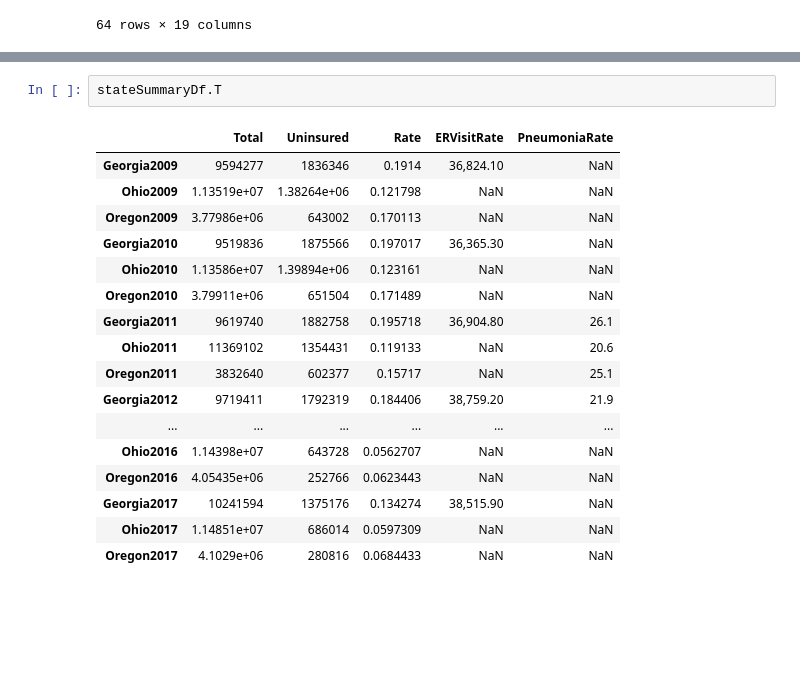
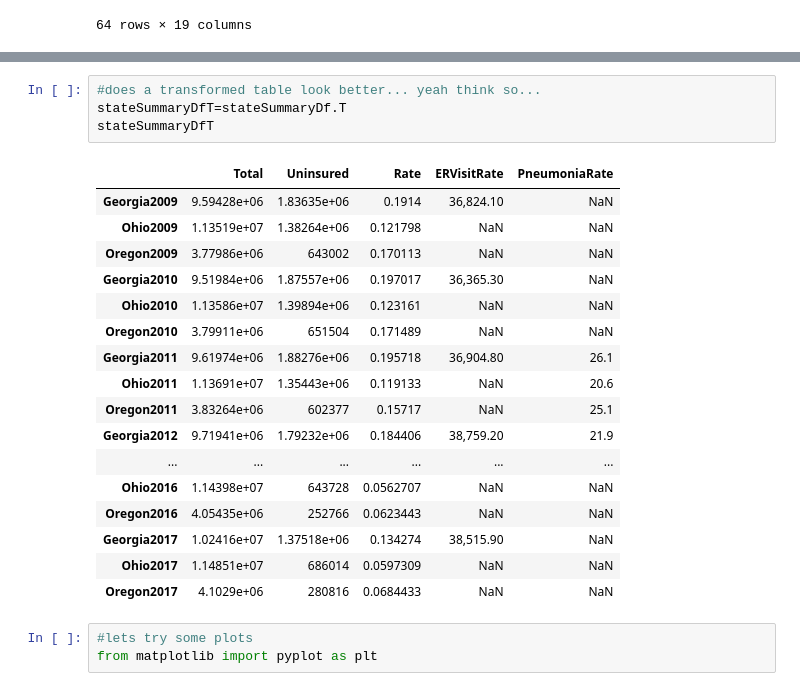
Before and after one commit to ghteds/etlProject, a Jupyter notebook: code/firstCombinedDSWork.ipynb, the cells around one changed output, grey strips where cells are left out. Saved outputs shown, nothing was run; the diff lists cells and outputs as text; blank space fills up the shorter version.

```diff
--- a/code/firstCombinedDSWork.ipynb
+++ b/code/firstCombinedDSWork.ipynb
@@ -326,23 +348,28 @@ stateSummaryDf.head()
 | ERVisitRate | 36,824.10 | NaN | NaN | 36,365.30 | NaN | NaN | 36,904.80 | NaN | ... |
 | PneumoniaRate | NaN | NaN | NaN | NaN | NaN | NaN | 26.1 | 20.6 | ... |
 5 rows × 27 columns
-# %%
-stateSummaryDf.T
-# %% [output]
-|  | Total | Uninsured | Rate | ERVisitRate | PneumoniaRate |
-| Georgia2009 | 9594277 | 1836346 | 0.1914 | 36,824.10 | NaN |
-| Ohio2009 | 1.13519e+07 | 1.38264e+06 | 0.121798 | NaN | NaN |
-| Oregon2009 | 3.77986e+06 | 643002 | 0.170113 | NaN | NaN |
-| Georgia2010 | 9519836 | 1875566 | 0.197017 | 36,365.30 | NaN |
-| Ohio2010 | 1.13586e+07 | 1.39894e+06 | 0.123161 | NaN | NaN |
-| Oregon2010 | 3.79911e+06 | 651504 | 0.171489 | NaN | NaN |
-| Georgia2011 | 9619740 | 1882758 | 0.195718 | 36,904.80 | 26.1 |
-| Ohio2011 | 11369102 | 1354431 | 0.119133 | NaN | 20.6 |
-| Oregon2011 | 3832640 | 602377 | 0.15717 | NaN | 25.1 |
-| Georgia2012 | 9719411 | 1792319 | 0.184406 | 38,759.20 | 21.9 |
-| ... | ... | ... | ... | ... | ... |
-| Ohio2016 | 1.14398e+07 | 643728 | 0.0562707 | NaN | NaN |
-| Oregon2016 | 4.05435e+06 | 252766 | 0.0623443 | NaN | NaN |
-| Georgia2017 | 10241594 | 1375176 | 0.134274 | 38,515.90 | NaN |
-| Ohio2017 | 1.14851e+07 | 686014 | 0.0597309 | NaN | NaN |
-| Oregon2017 | 4.1029e+06 | 280816 | 0.0684433 | NaN | NaN |
+# %%
+#does a transformed table look better... yeah think so...
+stateSummaryDfT=stateSummaryDf.T
+stateSummaryDfT
+# %% [output]
+|  | Total | Uninsured | Rate | ERVisitRate | PneumoniaRate |
+| Georgia2009 | 9.59428e+06 | 1.83635e+06 | 0.1914 | 36,824.10 | NaN |
+| Ohio2009 | 1.13519e+07 | 1.38264e+06 | 0.121798 | NaN | NaN |
+| Oregon2009 | 3.77986e+06 | 643002 | 0.170113 | NaN | NaN |
+| Georgia2010 | 9.51984e+06 | 1.87557e+06 | 0.197017 | 36,365.30 | NaN |
+| Ohio2010 | 1.13586e+07 | 1.39894e+06 | 0.123161 | NaN | NaN |
+| Oregon2010 | 3.79911e+06 | 651504 | 0.171489 | NaN | NaN |
+| Georgia2011 | 9.61974e+06 | 1.88276e+06 | 0.195718 | 36,904.80 | 26.1 |
+| Ohio2011 | 1.13691e+07 | 1.35443e+06 | 0.119133 | NaN | 20.6 |
+| Oregon2011 | 3.83264e+06 | 602377 | 0.15717 | NaN | 25.1 |
+| Georgia2012 | 9.71941e+06 | 1.79232e+06 | 0.184406 | 38,759.20 | 21.9 |
+| ... | ... | ... | ... | ... | ... |
+| Ohio2016 | 1.14398e+07 | 643728 | 0.0562707 | NaN | NaN |
+| Oregon2016 | 4.05435e+06 | 252766 | 0.0623443 | NaN | NaN |
+| Georgia2017 | 1.02416e+07 | 1.37518e+06 | 0.134274 | 38,515.90 | NaN |
+| Ohio2017 | 1.14851e+07 | 686014 | 0.0597309 | NaN | NaN |
+| Oregon2017 | 4.1029e+06 | 280816 | 0.0684433 | NaN | NaN |
+# %%
+#lets try some plots
+from matplotlib import pyplot as plt
```
Also changed, not shown: parts of 41 cells of this notebook, 3 other files.
